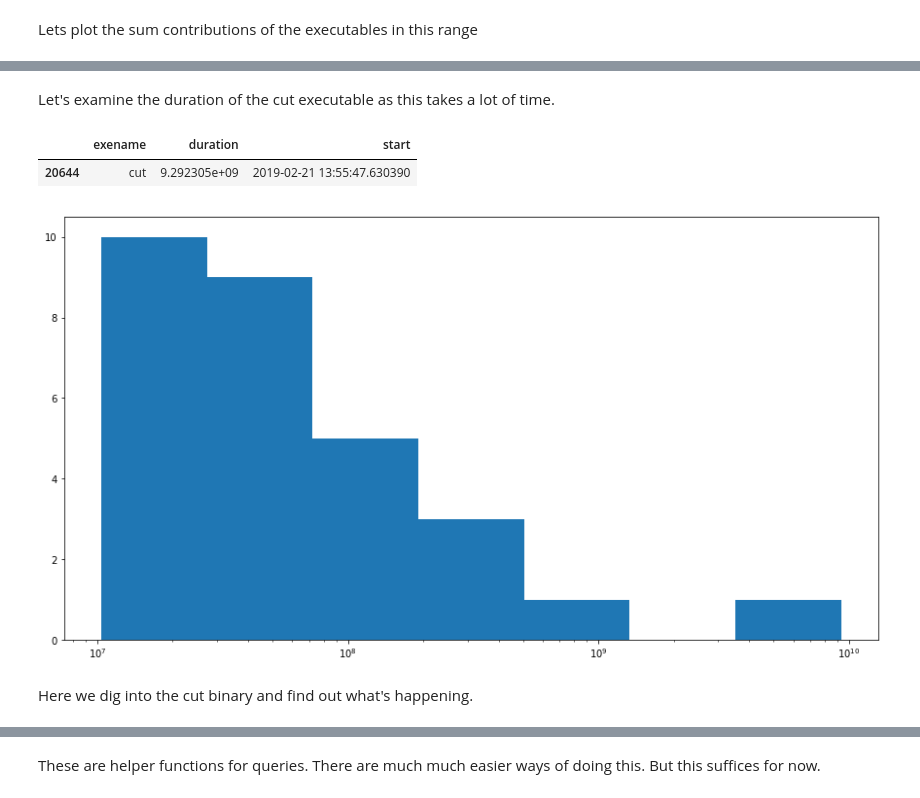
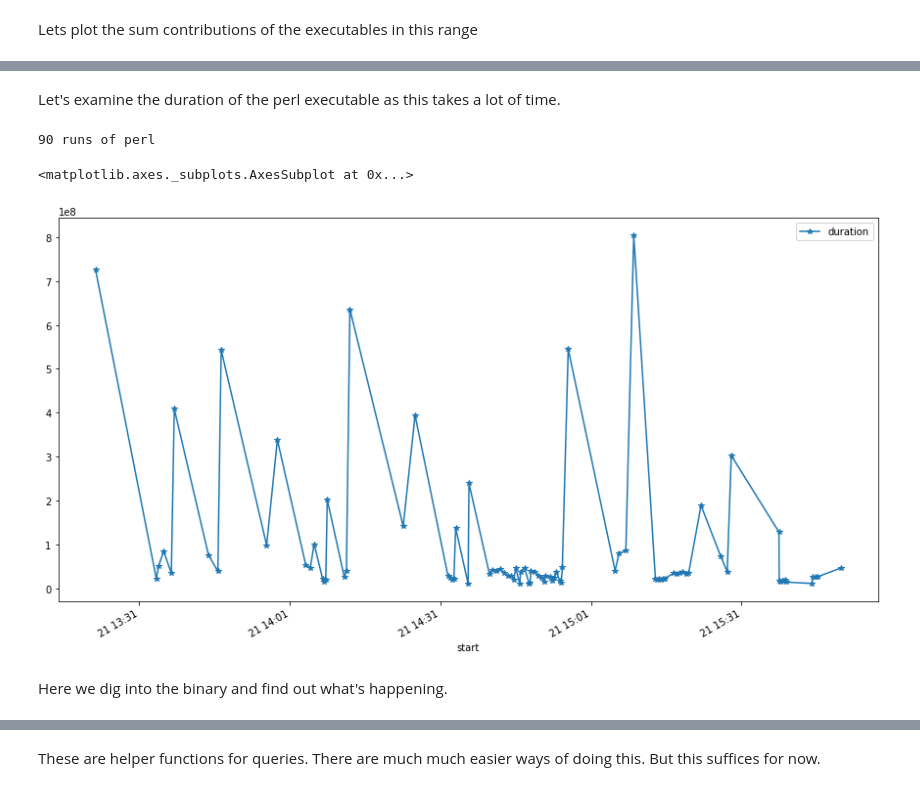
Before and after one commit to ilaflott/epmt, a Jupyter notebook: EPMT.ipynb, the cells around one changed output, grey strips where cells are left out. Cells and saved outputs as stored; diff of their text form; code cells hidden in the pictures.

```diff
--- a/EPMT.ipynb
+++ b/EPMT.ipynb
@@ -68,7 +68,21 @@ def plot_logx_histogram(data):
     plt.gca().set_xscale("log")
 
 
-durations = list(j.processes.duration)
+processes = []
+starttimes = []
+durations = []
+exenames = []
+
+for p in j.processes:
+    processes.append(p)
+    starttimes.append(p.start)
+    durations.append(p.duration)
+    exenames.append(p.exename)
+
+df = pd.DataFrame({'exename':exenames, 'duration':durations, 'start':starttimes, 'process':processes})
+#print(Process[79960].exename,Process[79960].duration,Process[79960].start)
+#print(Process[95018].exename,Process[95018].duration,Process[95018].start)
+
 series = pd.Series(durations)
 plot_logx_histogram(series)
 # %% [output]
@@ -98,12 +132,19 @@ duration_sums.plot.bar()
 # %% [markdown]
-Let's examine the duration of the cut executable as this takes a lot of time.
+Let's examine the duration of the perl executable as this takes a lot of time.
 # %%
-cutonly = newdf[newdf['exename'] == 'cut']
-plot_logx_histogram(cutonly.duration)
-cutonly[cutonly.duration > 1000000000]
+cutonly = newdf[newdf['exename'] == 'perl']
+print(len(cutonly),"runs of perl")
+cutonly
+cutonly.sort_values(by=["start"]).plot(x='start', y='duration', style="-*")
+
+#.plot()
+#plot_logy_histogram(cutonly.duration)
+#cutonly
+#plot_logx_histogram(cutonly.duration)
+#cutonly[cutonly.duration > 1000000000]
 # %% [output]
-|  | exename | duration | start |
-| 20644 | cut | 9.292305e+09 | 2019-02-21 13:55:47.630390 |
+90 runs of perl
+<matplotlib.axes._subplots.AxesSubplot at 0x...>
-[figure, old version]
+[figure, new version]
 # %% [markdown]
-Here we  dig into the cut binary and find out what's happening.
+Here we  dig into the binary and find out what's happening.
```
Also changed, not shown: parts of 8 cells of this notebook.
